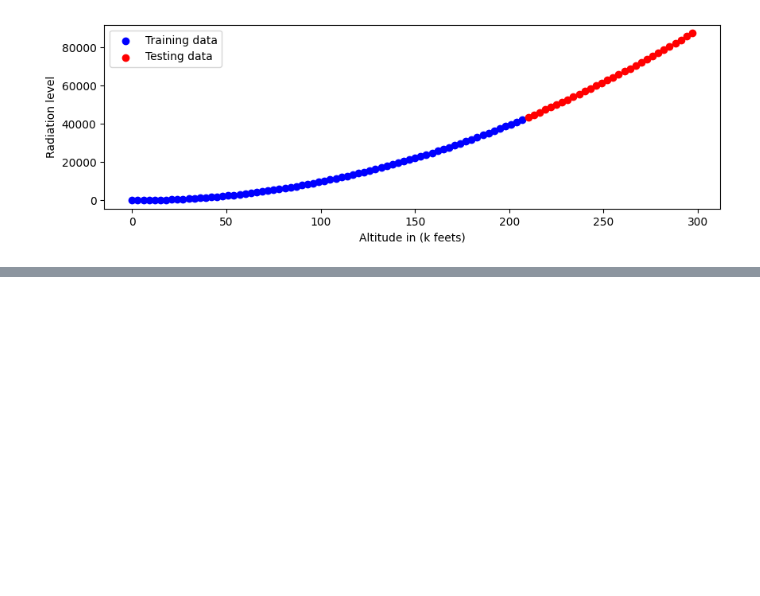
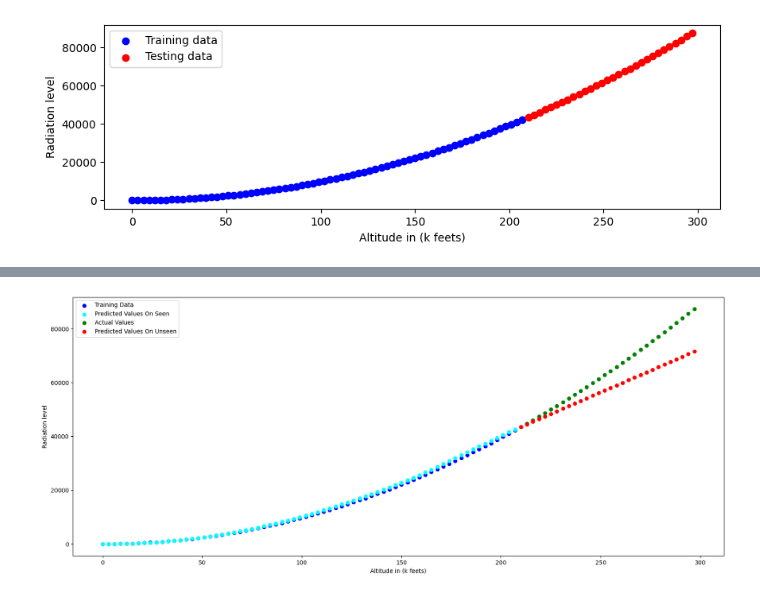
Before and after one commit to vrmaverick/Deeplearning_Tensorflow, a Jupyter notebook: Regression_NN.ipynb, the cells around one changed output, grey strips where cells are left out. Saved outputs shown, nothing was run; the diff lists cells and outputs as text; code cells hidden in the pictures; blank space fills up the shorter version.

```diff
--- a/Regression_NN.ipynb
+++ b/Regression_NN.ipynb
@@ -344,0 +374,14 @@ _________________________________________________________________
+# %%
+def visualize(X_test,X_train,y_test,y_train,y_pred,model):
+  yt_pred = model.predict(X_train)
+  plt.figure(figsize=(20,8))
+  plt.scatter(X_train,y_train,c='b',label='Training Data')
+  plt.scatter(X_train,yt_pred,c='cyan',label='Predicted Values On Seen')
+  plt.scatter(X_test,y_test,c='g',label='Actual Values')
+  plt.scatter(X_test,y_pred,c='r',label='Predicted Values On Unseen')
+  plt.xlabel("Altitude in (k feets)")
+  plt.ylabel("Radiation level");
+  plt.legend();
+# %%
+visualize(X_test,X_train,y_test,y_train,y_pred,model)
+# %% [output]
@@ -344,0 +389 @@ _________________________________________________________________
+[figure, added]
```
Also changed, not shown: parts of 14 cells of this notebook, 1 other file.
